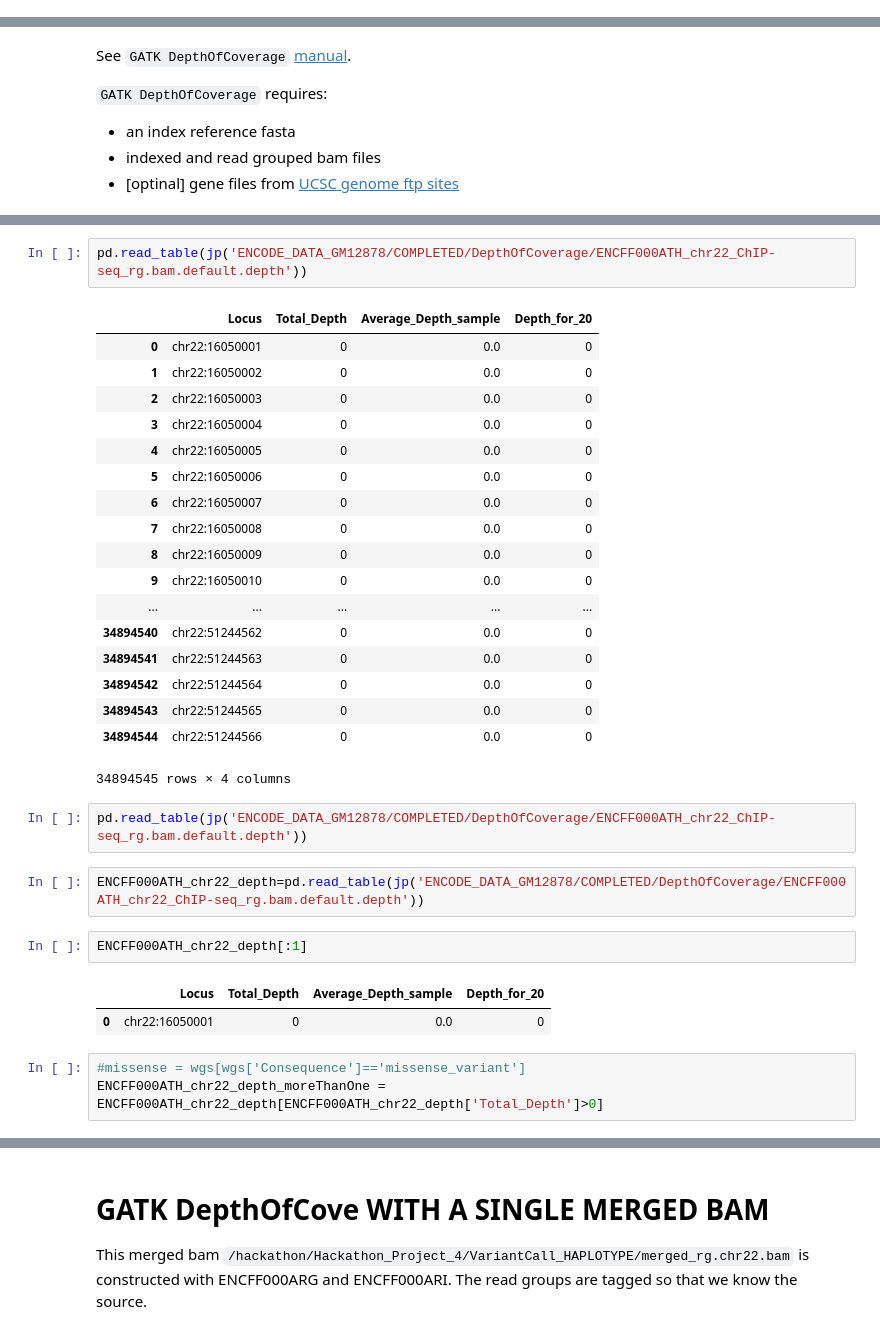
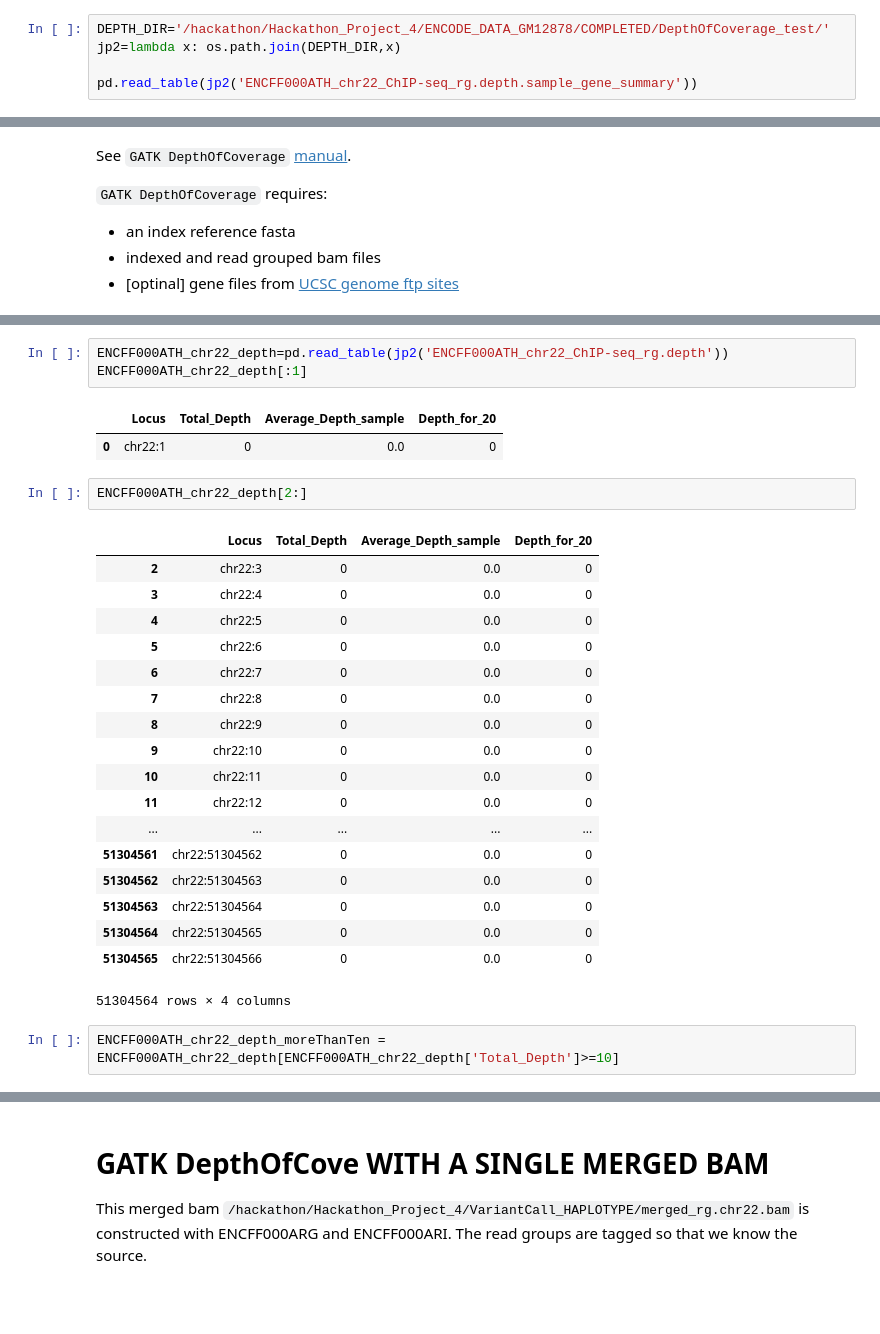
Before and after one commit to hackseq/2016_project_4, a Jupyter notebook: notebooks/DepthOfCoverage.ipynb, the cells around one changed output, grey strips where cells are left out. Cells and saved outputs as stored; diff of their text form; blank space fills up the shorter version.

```diff
--- a/notebooks/DepthOfCoverage.ipynb
+++ b/notebooks/DepthOfCoverage.ipynb
@@ -50,0 +55,5 @@ pd.read_table(jp('ENCODE_DATA_GM12878/COMPLETED/DepthOfCoverage/ENCFF000ARG_chr2
+# %%
+DEPTH_DIR='/hackathon/Hackathon_Project_4/ENCODE_DATA_GM12878/COMPLETED/DepthOfCoverage_test/'
+jp2=lambda x: os.path.join(DEPTH_DIR,x)
+
+pd.read_table(jp2('ENCFF000ATH_chr22_ChIP-seq_rg.depth.sample_gene_summary'))
@@ -177,34 +126,30 @@ pd.read_table(jp('ENCODE_DATA_GM12878/COMPLETED/DepthOfCoverage/ENCFF000ATH_chr2
-# %%
-pd.read_table(jp('ENCODE_DATA_GM12878/COMPLETED/DepthOfCoverage/ENCFF000ATH_chr22_ChIP-seq_rg.bam.default.depth'))
-# %% [output]
-|  | Locus | Total_Depth | Average_Depth_sample | Depth_for_20 |
-| 0 | chr22:16050001 | 0 | 0.0 | 0 |
-| 1 | chr22:16050002 | 0 | 0.0 | 0 |
-| 2 | chr22:16050003 | 0 | 0.0 | 0 |
-| 3 | chr22:16050004 | 0 | 0.0 | 0 |
-| 4 | chr22:16050005 | 0 | 0.0 | 0 |
-| 5 | chr22:16050006 | 0 | 0.0 | 0 |
-| 6 | chr22:16050007 | 0 | 0.0 | 0 |
-| 7 | chr22:16050008 | 0 | 0.0 | 0 |
-| 8 | chr22:16050009 | 0 | 0.0 | 0 |
-| 9 | chr22:16050010 | 0 | 0.0 | 0 |
-| ... | ... | ... | ... | ... |
-| 34894540 | chr22:51244562 | 0 | 0.0 | 0 |
-| 34894541 | chr22:51244563 | 0 | 0.0 | 0 |
-| 34894542 | chr22:51244564 | 0 | 0.0 | 0 |
-| 34894543 | chr22:51244565 | 0 | 0.0 | 0 |
-| 34894544 | chr22:51244566 | 0 | 0.0 | 0 |
-34894545 rows × 4 columns
-# %%
-pd.read_table(jp('ENCODE_DATA_GM12878/COMPLETED/DepthOfCoverage/ENCFF000ATH_chr22_ChIP-seq_rg.bam.default.depth'))
 # %%
-ENCFF000ATH_chr22_depth=pd.read_table(jp('ENCODE_DATA_GM12878/COMPLETED/DepthOfCoverage/ENCFF000ATH_chr22_ChIP-seq_rg.bam.default.depth'))
+ENCFF000ATH_chr22_depth=pd.read_table(jp2('ENCFF000ATH_chr22_ChIP-seq_rg.depth'))
+ENCFF000ATH_chr22_depth[:1]
+# %% [output]
+|  | Locus | Total_Depth | Average_Depth_sample | Depth_for_20 |
+| 0 | chr22:1 | 0 | 0.0 | 0 |
 # %%
-ENCFF000ATH_chr22_depth[:1]
+ENCFF000ATH_chr22_depth[2:]
 # %% [output]
 |  | Locus | Total_Depth | Average_Depth_sample | Depth_for_20 |
-| 0 | chr22:16050001 | 0 | 0.0 | 0 |
+| 2 | chr22:3 | 0 | 0.0 | 0 |
+| 3 | chr22:4 | 0 | 0.0 | 0 |
+| 4 | chr22:5 | 0 | 0.0 | 0 |
+| 5 | chr22:6 | 0 | 0.0 | 0 |
+| 6 | chr22:7 | 0 | 0.0 | 0 |
+| 7 | chr22:8 | 0 | 0.0 | 0 |
+| 8 | chr22:9 | 0 | 0.0 | 0 |
+| 9 | chr22:10 | 0 | 0.0 | 0 |
+| 10 | chr22:11 | 0 | 0.0 | 0 |
+| 11 | chr22:12 | 0 | 0.0 | 0 |
+| ... | ... | ... | ... | ... |
+| 51304561 | chr22:51304562 | 0 | 0.0 | 0 |
+| 51304562 | chr22:51304563 | 0 | 0.0 | 0 |
+| 51304563 | chr22:51304564 | 0 | 0.0 | 0 |
+| 51304564 | chr22:51304565 | 0 | 0.0 | 0 |
+| 51304565 | chr22:51304566 | 0 | 0.0 | 0 |
+51304564 rows × 4 columns
-# %%
-#missense = wgs[wgs['Consequence']=='missense_variant']
-ENCFF000ATH_chr22_depth_moreThanOne = ENCFF000ATH_chr22_depth[ENCFF000ATH_chr22_depth['Total_Depth']>0]
+# %%
+ENCFF000ATH_chr22_depth_moreThanTen = ENCFF000ATH_chr22_depth[ENCFF000ATH_chr22_depth['Total_Depth']>=10]
 # %%
```
Also changed, not shown: parts of 21 cells of this notebook, 2 other files.
